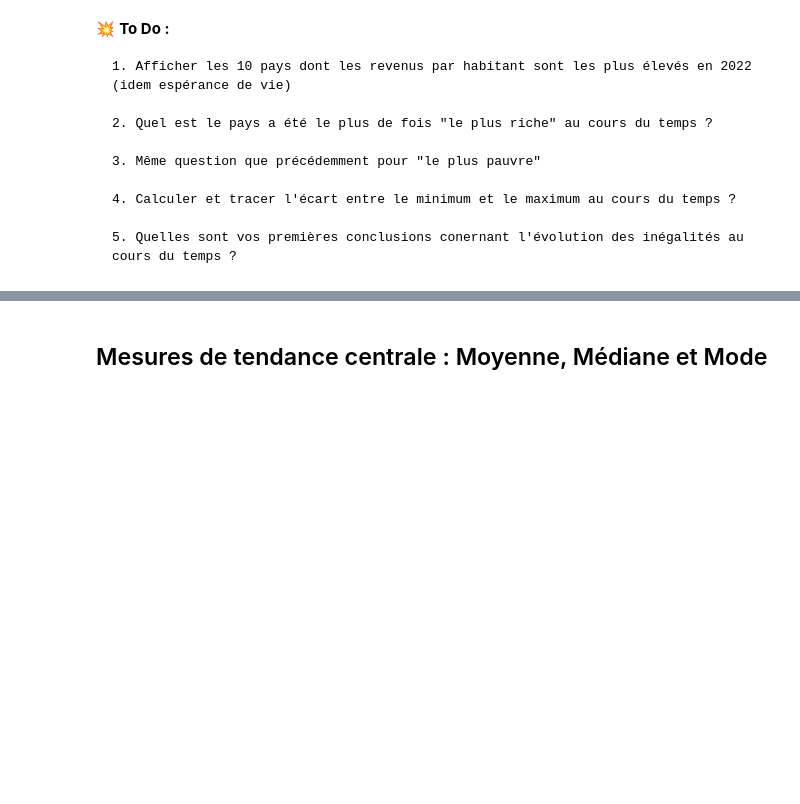
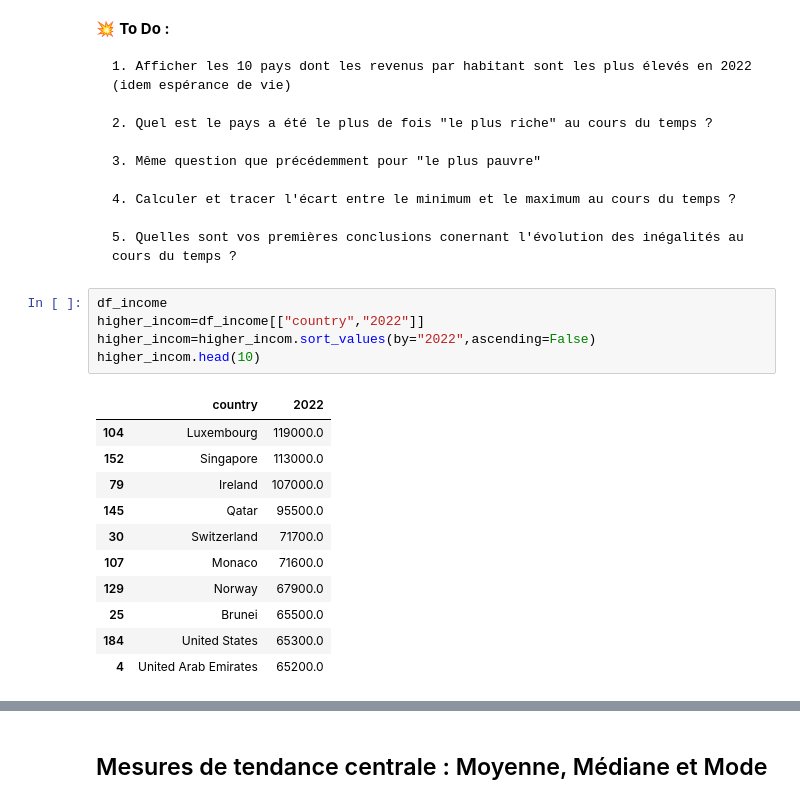
Before and after one commit to ELMOTTA89/Statistique, a Jupyter notebook: 7. Statistiques/1 - Statistiques - Introduction - Gapminder - 2.5jrs/1. Intro Gapminder.ipynb, the cells around one changed output, grey strips where cells are left out. Cells and saved outputs as stored; diff of their text form; blank space fills up the shorter version.

```diff
--- a/7. Statistiques/1 - Statistiques - Introduction - Gapminder - 2.5jrs/1. Intro Gapminder.ipynb
+++ b/7. Statistiques/1 - Statistiques - Introduction - Gapminder - 2.5jrs/1. Intro Gapminder.ipynb
@@ -360,3 +400,20 @@ De nombreux outils existent pour décrire nos observations (données). Nous en v
     4. Calculer et tracer l'écart entre le minimum et le maximum au cours du temps ?
 
     5. Quelles sont vos premières conclusions conernant l'évolution des inégalités au cours du temps ?
+# %%
+df_income
+higher_incom=df_income[["country","2022"]]
+higher_incom=higher_incom.sort_values(by="2022",ascending=False)
+higher_incom.head(10)
+# %% [output]
+|  | country | 2022 |
+| 104 | Luxembourg | 119000.0 |
+| 152 | Singapore | 113000.0 |
+| 79 | Ireland | 107000.0 |
+| 145 | Qatar | 95500.0 |
+| 30 | Switzerland | 71700.0 |
+| 107 | Monaco | 71600.0 |
+| 129 | Norway | 67900.0 |
+| 25 | Brunei | 65500.0 |
+| 184 | United States | 65300.0 |
+| 4 | United Arab Emirates | 65200.0 |
```
Also changed, not shown: parts of 6 cells of this notebook.
